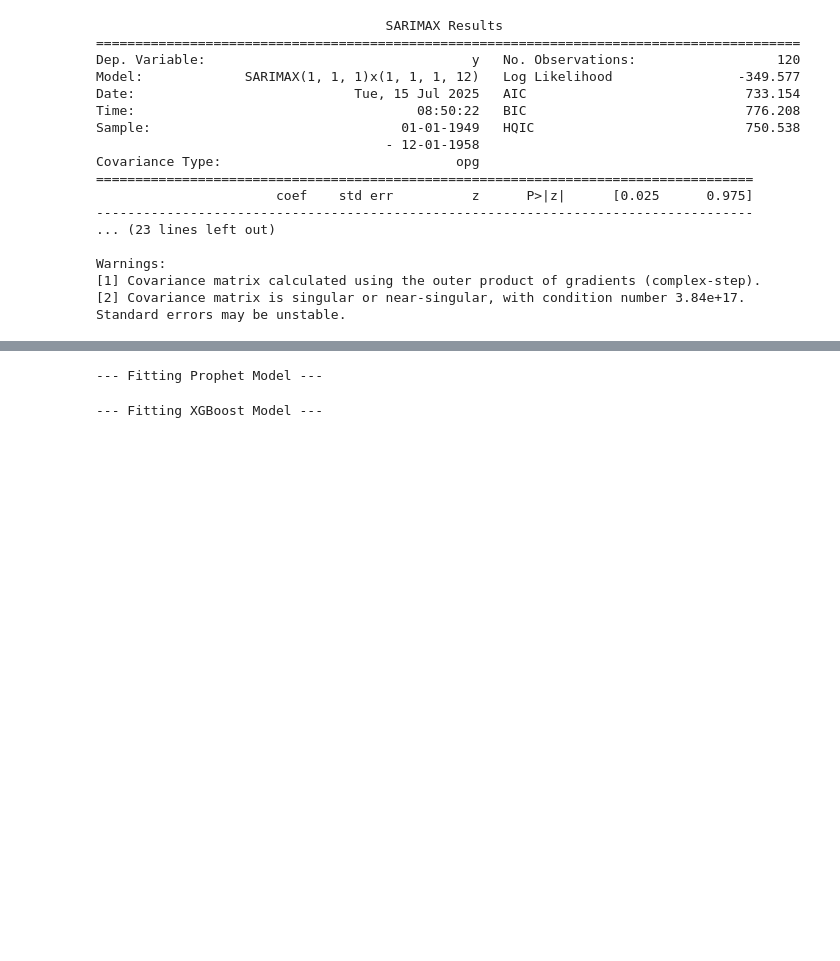
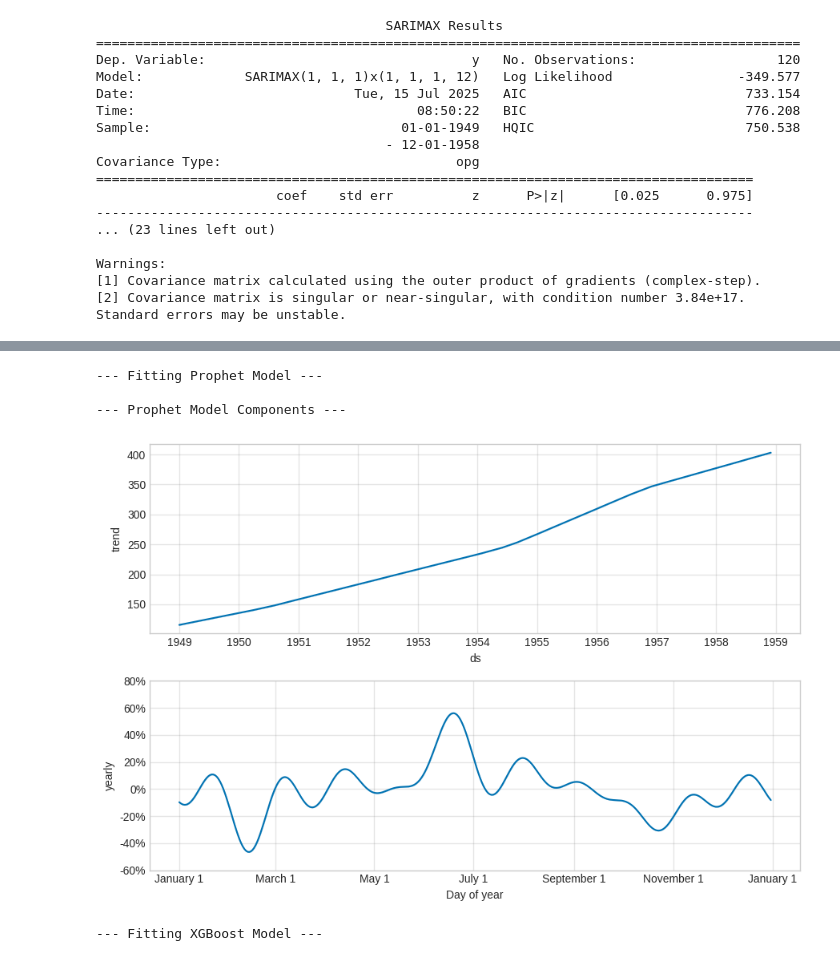
Before and after one commit to DaviErthal/projeto_series_temporais, a Jupyter notebook: Analise_passageiros/teste_sarimax.ipynb, the cells around one changed output, grey strips where cells are left out. Drawn from its saved outputs; the diff is of its cells as text; code cells hidden in the pictures; blank space fills up the shorter version.

```diff
--- a/Analise_passageiros/teste_sarimax.ipynb
+++ b/Analise_passageiros/teste_sarimax.ipynb
@@ -175,6 +175,13 @@ print("\n--- Fitting Prophet Model ---")
 prophet_train_df = pd.DataFrame({'ds': train_y.index, 'y': train_y.values})
 prophet_model = Prophet(seasonality_mode='multiplicative')
 prophet_model.fit(prophet_train_df)
+
+# --- Visualizing Prophet Components (The "Summary") ---
+print("\n--- Prophet Model Components ---")
+# This is the equivalent of the summary() for Prophet
+fig_components = prophet_model.plot_components(prophet_model.predict(prophet_train_df))
+plt.show()
+
 future = prophet_model.make_future_dataframe(periods=len(test_y), freq='MS')
 prophet_forecast = prophet_model.predict(future)
 prophet_predictions = prophet_forecast.iloc[-len(test_y):]['yhat']
@@ -185,4 +192,7 @@ prophet_predictions.index = test_y.index
 --- Fitting Prophet Model ---
+
+--- Prophet Model Components ---
+[figure, added]
 # %%
 # --- Model 3: Gradient Boosting (XGBoost) ---
 print("\n--- Fitting XGBoost Model ---")
```
Also changed, not shown: parts of 1 cell of this notebook, 3 other files.
